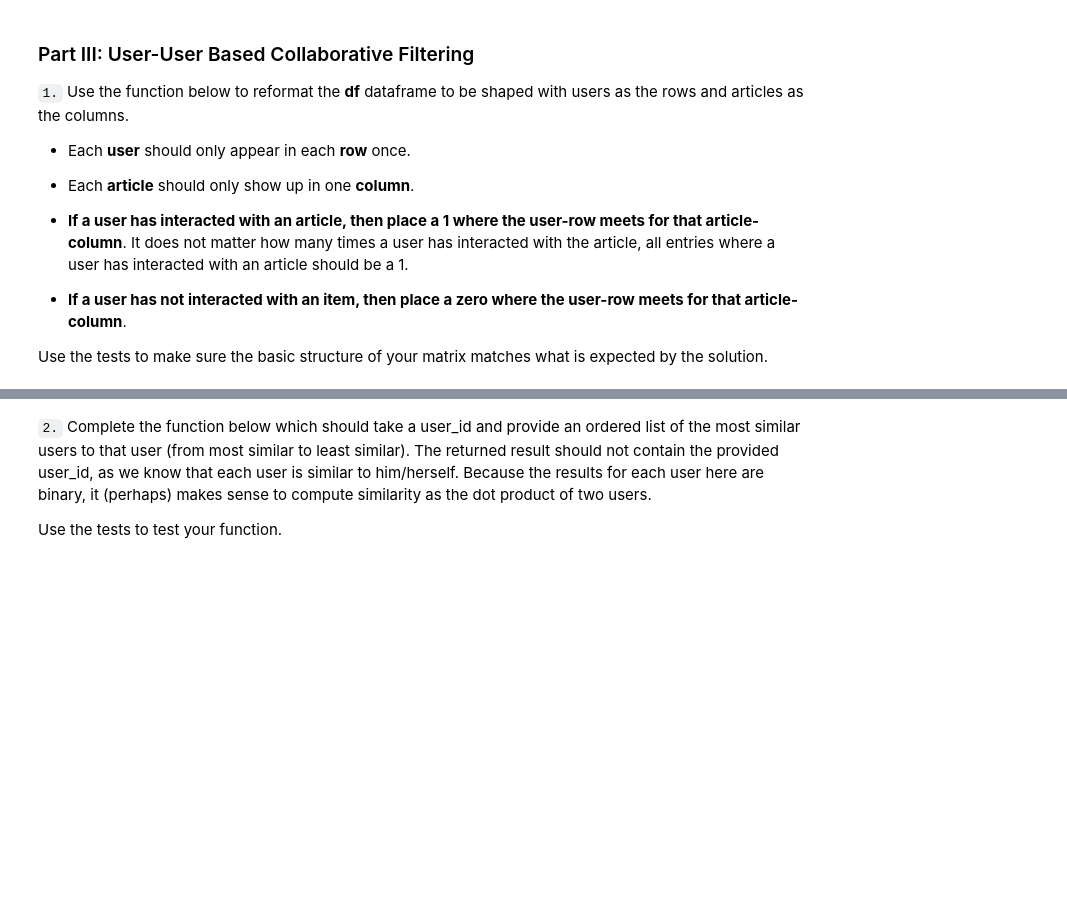
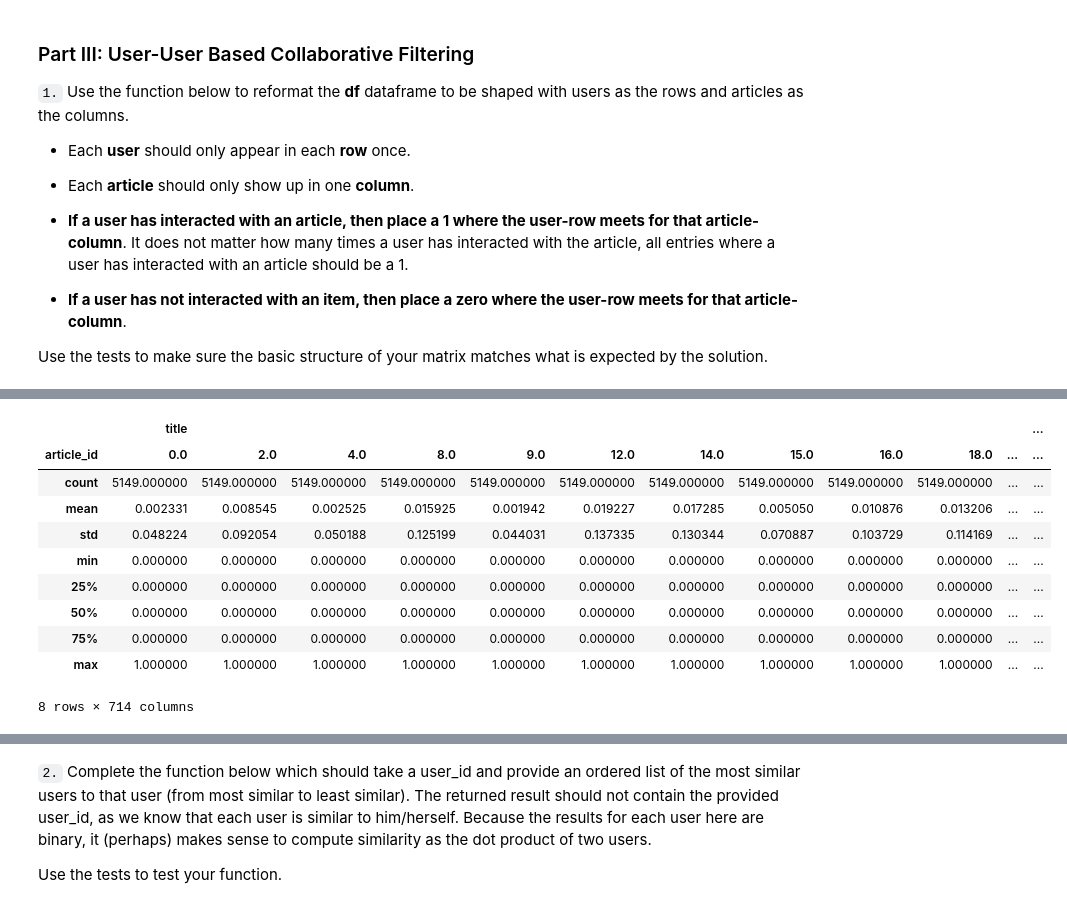
Before and after one commit to chengjiecui/Recommendations_with_IBM, a Jupyter notebook: Recommendations_with_IBM.ipynb, the cells around one changed output, grey strips where cells are left out. Cells and saved outputs as stored; diff of their text form; code cells hidden in the pictures; blank space fills up the shorter version.

Commit message:
feat: Implement create_user_item_matrix()

```diff
--- a/Recommendations_with_IBM.ipynb
+++ b/Recommendations_with_IBM.ipynb
@@ -383,0 +405,3 @@ Use the tests to make sure the basic structure of your matrix matches what is ex
+# %%
+df_pivot = df.pivot_table(index='user_id', columns='article_id',aggfunc=lambda x: x.nunique(),fill_value=0)
+df_pivot.shape
@@ -384,3 +422,17 @@ Use the tests to make sure the basic structure of your matrix matches what is ex
+# %%
+df_pivot.describe()
+# %% [output]
+|  | title |  |  |  |  |  |  |  |  |  |  | ... |
+| article_id | 0.0 | 2.0 | 4.0 | 8.0 | 9.0 | 12.0 | 14.0 | 15.0 | 16.0 | 18.0 | ... | ... |
+| count | 5149.000000 | 5149.000000 | 5149.000000 | 5149.000000 | 5149.000000 | 5149.000000 | 5149.000000 | 5149.000000 | 5149.000000 | 5149.000000 | ... | ... |
+| mean | 0.002331 | 0.008545 | 0.002525 | 0.015925 | 0.001942 | 0.019227 | 0.017285 | 0.005050 | 0.010876 | 0.013206 | ... | ... |
+| std | 0.048224 | 0.092054 | 0.050188 | 0.125199 | 0.044031 | 0.137335 | 0.130344 | 0.070887 | 0.103729 | 0.114169 | ... | ... |
+| min | 0.000000 | 0.000000 | 0.000000 | 0.000000 | 0.000000 | 0.000000 | 0.000000 | 0.000000 | 0.000000 | 0.000000 | ... | ... |
+| 25% | 0.000000 | 0.000000 | 0.000000 | 0.000000 | 0.000000 | 0.000000 | 0.000000 | 0.000000 | 0.000000 | 0.000000 | ... | ... |
+| 50% | 0.000000 | 0.000000 | 0.000000 | 0.000000 | 0.000000 | 0.000000 | 0.000000 | 0.000000 | 0.000000 | 0.000000 | ... | ... |
+| 75% | 0.000000 | 0.000000 | 0.000000 | 0.000000 | 0.000000 | 0.000000 | 0.000000 | 0.000000 | 0.000000 | 0.000000 | ... | ... |
+| max | 1.000000 | 1.000000 | 1.000000 | 1.000000 | 1.000000 | 1.000000 | 1.000000 | 1.000000 | 1.000000 | 1.000000 | ... | ... |
+8 rows × 714 columns
 # %%
 # create the user-article matrix with 1's and 0's
 
```
Also changed, not shown: parts of 9 cells of this notebook.
